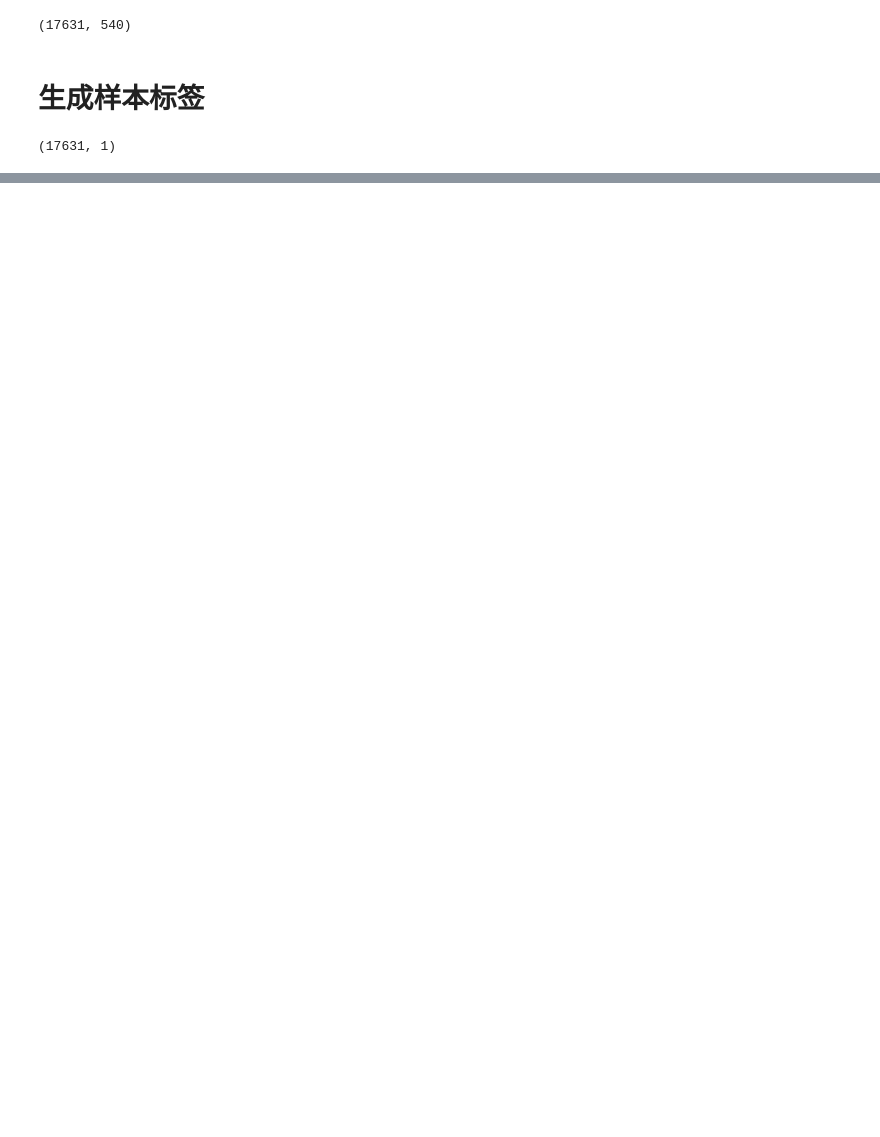
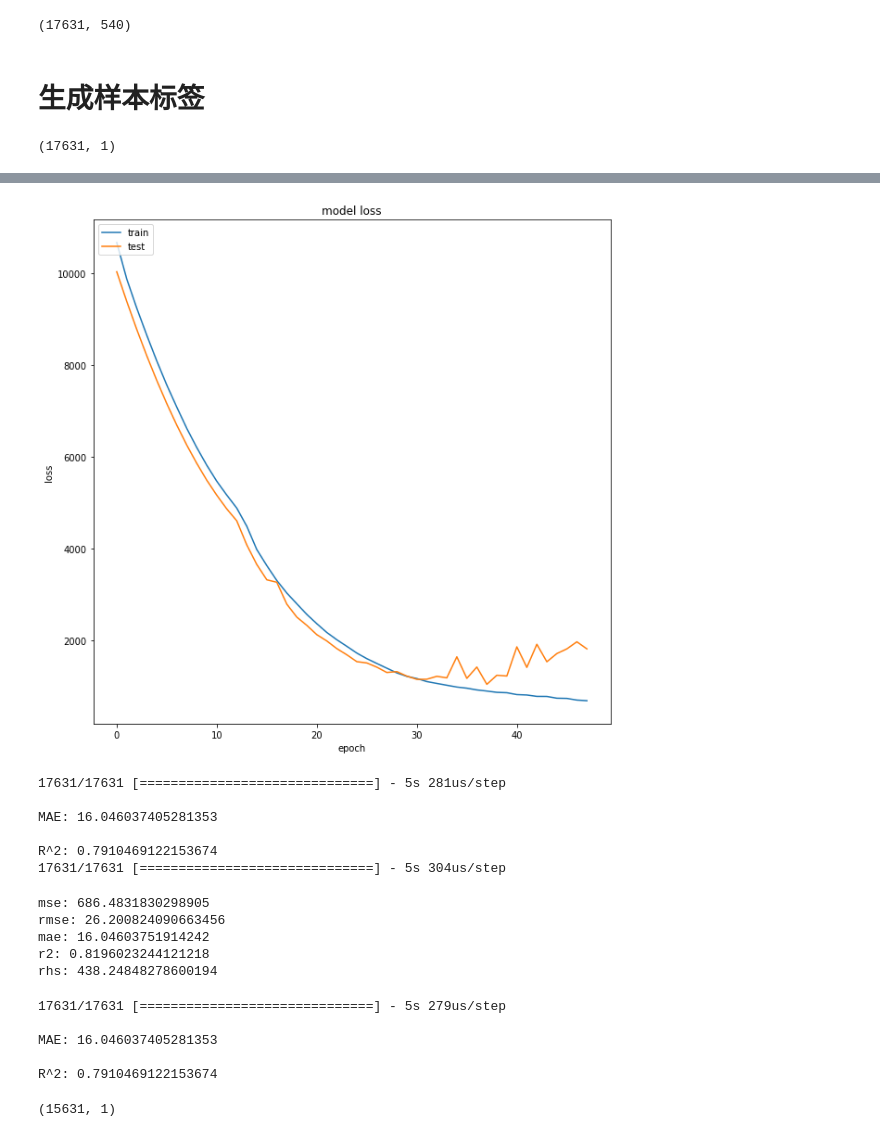
Before and after one commit to yrrSelena/RUL, a Jupyter notebook: LSTM_30.ipynb, the cells around one changed output, grey strips where cells are left out. Cells and saved outputs as stored; diff of their text form; code cells hidden in the pictures; blank space fills up the shorter version.

```diff
--- a/LSTM_30.ipynb
+++ b/LSTM_30.ipynb
@@ -167,0 +257,31 @@ y_test = label_array_test_last.ravel()
+# %%
+# summarize history for Loss
+fig_acc = plt.figure(figsize=(10, 10))
+plt.plot(history.history['loss'])
+plt.plot(history.history['val_loss'])
+plt.title('model loss')
+plt.ylabel('loss')
+plt.xlabel('epoch')
+plt.legend(['train', 'test'], loc='upper left')
+plt.show()
+fig_acc.savefig("model_regression_loss.png")
+# %% [output]
+[figure, added]
+# %%
+# training metrics
+scores = model.evaluate(seq_array, label_array, verbose=1, batch_size=200)
+print('\nMAE: {}'.format(scores[1]))
+print('\nR^2: {}'.format(scores[2]))
+
+y_pred = model.predict(seq_array,verbose=1, batch_size=200)
+y_true = label_array
+
+test_set = pd.DataFrame(y_pred)
+test_set.to_csv('submit_train.csv', index = None)
+# %% [output]
+17631/17631 [==============================] - 5s 281us/step
+
+MAE: 16.046037405281353
+
+R^2: 0.7910469122153674
+17631/17631 [==============================] - 5s 304us/step
@@ -167,0 +299,17 @@ y_test = label_array_test_last.ravel()
+# %%
+mse_valid = np.sum((y_pred - y_true)**2)/len(y_true)
+rmse_valid = mse_valid**0.5
+mae_valid = np.sum(np.absolute(y_pred - y_true))/len(y_true)
+r2_valid = 1 - mse_valid/np.var(y_true)
+rhs_valid = RHS_score(y_pred,y_true)
+print('mse:',mse_valid)
+print('rmse:',rmse_valid)
+print('mae:',mae_valid)
+print('r2:',r2_valid)
+print('rhs:',rhs_valid)
+# %% [output]
+mse: 686.4831830298905
+rmse: 26.200824090663456
+mae: 16.04603751914242
+r2: 0.8196023244121218
+rhs: 438.24848278600194
@@ -167,0 +320,14 @@ y_test = label_array_test_last.ravel()
+# %%
+scores = model.evaluate(seq_array, label_array, verbose=1, batch_size=200)
+print('\nMAE: {}'.format(scores[1]))
+print('\nR^2: {}'.format(scores[2]))
+# %% [output]
+17631/17631 [==============================] - 5s 279us/step
+
+MAE: 16.046037405281353
+
+R^2: 0.7910469122153674
+# %%
+y_pred.shape
+# %% [output]
+(15631, 1)
```
Also changed, not shown: parts of 15 cells of this notebook.
